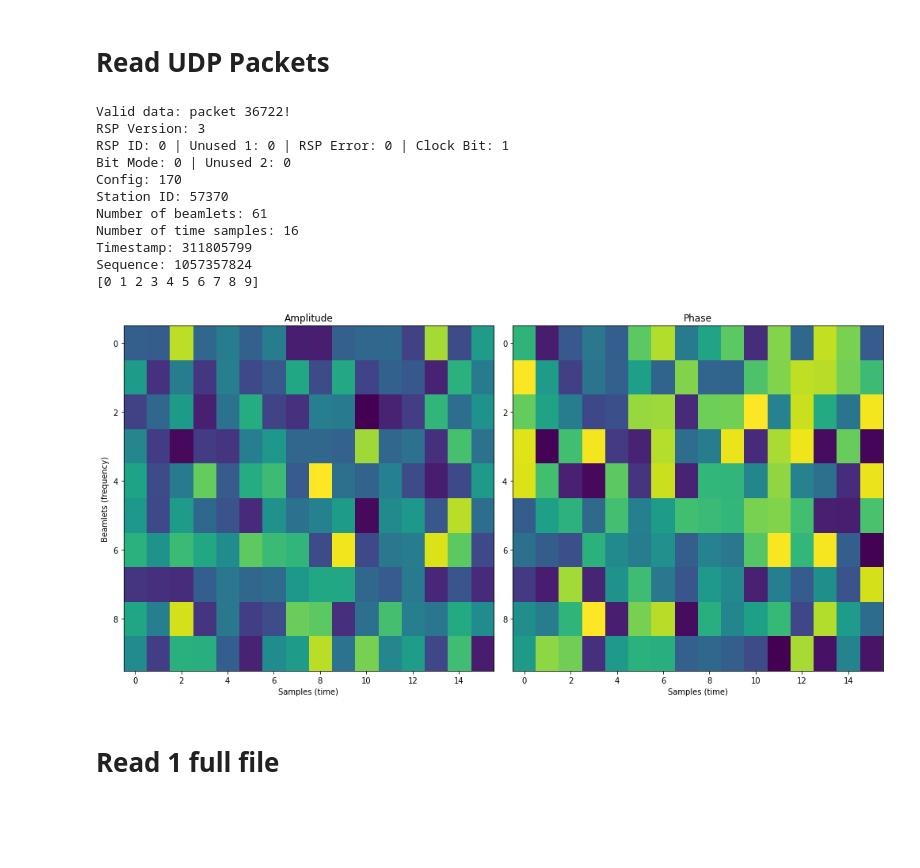
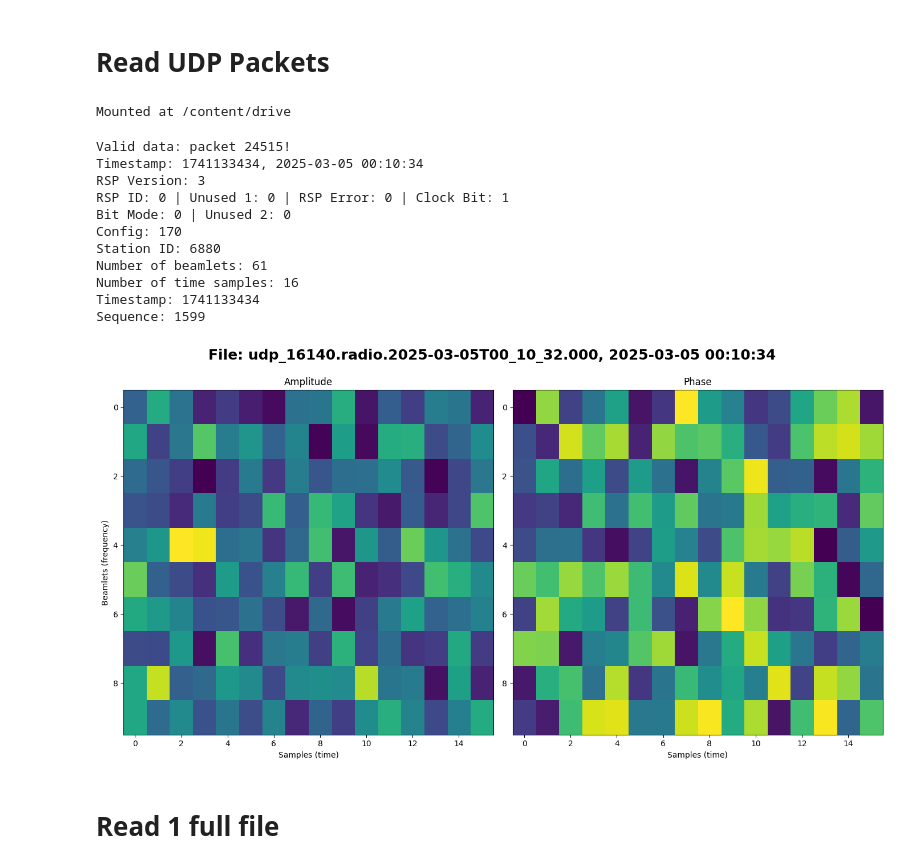
Before and after one commit to lorainn/lofar-passive-radar, a Jupyter notebook: read_udp_pack.ipynb, the cells around one changed output. Drawn from its saved outputs; the diff is of its cells as text; code cells hidden in the pictures; blank space fills up the shorter version.

```diff
--- a/read_udp_pack.ipynb
+++ b/read_udp_pack.ipynb
@@ -1,12 +1,18 @@
 # %% [markdown]
 # Read UDP Packets
+# %%
+from google.colab import drive
+drive.mount('/content/drive')
+# %% [output]
+Mounted at /content/drive
 # %%
+import os
 import struct
 import numpy as np
 import matplotlib.pyplot as plt
 from datetime import datetime, timezone
 
-filename = r"C:\Users\loren\OneDrive - UPNA\Escritorio\UNI\TFG\THESIS CODES\udp_16140.radio.2025-03-05T00_04_31.001"
+filename = "/content/drive/MyDrive/Colab THESIS/observation_data/udp_16140.radio.2025-03-05T00_10_32.000"
 valid_packet_data = None
 pack_counter = 0
 valid_count = 0
@@ -37,12 +43,11 @@ with open(filename, "rb") as f:
         beamlets = header[6]
         time_samples = header[7]
 
-        station_id = struct.unpack('>H', header[4:6])[0] # 2 bytes (H)
-        timestamp = struct.unpack('>I', header[8:12])[0] # 4 bytes (I) 60-80ns from p to p
-        sequence = struct.unpack('>I', header[12:16])[0] # 4 bytes (I)
+        station_id = struct.unpack('<H', header[4:6])[0] # 2 bytes (H)
+        timestamp = struct.unpack('<I', header[8:12])[0] # 4 bytes (I) 60-80ns from p to p
+        sequence = struct.unpack('<I', header[12:16])[0] # 4 bytes (I)
 
         full_date = datetime.fromtimestamp(timestamp, timezone.utc).strftime('%Y-%m-%d %H:%M:%S')
-        print(f"Timestamp: {full_date}")
 
         data = packet[16:]
 
@@ -56,6 +61,7 @@ with open(filename, "rb") as f:
                 # Reshape: 61 beamlets x 16 samples x 4 parts (X_real, X_imag, Y_real, Y_imag)
                 valid_packet_data = antenna_data.reshape((61, 16, 4))
                 print(f"Valid data: packet {pack_counter}!")
+                print(f"Timestamp: {timestamp}, {full_date}")
                 break
 
 if valid_packet_data is not None:
@@ -81,43 +87,43 @@ if valid_packet_data is not None:
     # AUTOMATIC DETECTION OF ZERO PACKET
     beamlet_max = np.max(amplitude, axis=1)
     beamlet_w_data = np.where(beamlet_max > 0)[0]
-    print(beamlet_w_data)
 
     if len(beamlet_w_data) > 0:
         ylim = beamlet_w_data[-1]
     else:
         ylim = 61
 
     amplitude = amplitude[beamlet_w_data, :]
     phase = phase[beamlet_w_data, :]
 
     fig, (ax1, ax2) = plt.subplots(1, 2, figsize=(14, 7))
 
     ax1.imshow(amplitude, aspect='auto', interpolation='none', cmap='viridis')
     ax1.set_title("Amplitude")
     ax1.set_xlabel("Samples (time)")
     ax1.set_ylabel("Beamlets (frequency)")
 
     ax2.imshow(phase, aspect='auto', interpolation='none', cmap='viridis')
     ax2.set_title("Phase")
     ax2.set_xlabel("Samples (time)")
 
 
     plt.tight_layout()
+    plt.suptitle(f"File: {os.path.basename(filename)}, {full_date}", fontsize=18, fontweight='bold', y=1.05)
     plt.show()
 # %% [output]
-Valid data: packet 36722!
+Valid data: packet 24515!
+Timestamp: 1741133434, 2025-03-05 00:10:34
 RSP Version: 3
 RSP ID: 0 | Unused 1: 0 | RSP Error: 0 | Clock Bit: 1
 Bit Mode: 0 | Unused 2: 0
 Config: 170
-Station ID: 57370
+Station ID: 6880
 Number of beamlets: 61
 Number of time samples: 16
-Timestamp: 311805799
-Sequence: 1057357824
-[0 1 2 3 4 5 6 7 8 9]
+Timestamp: 1741133434
+Sequence: 1599
-[figure, old version]
+[figure, new version]
 # %% [markdown]
 # Read 1 full file
 # %%
```
Also changed, not shown: parts of 22 cells of this notebook, 3 other files.
